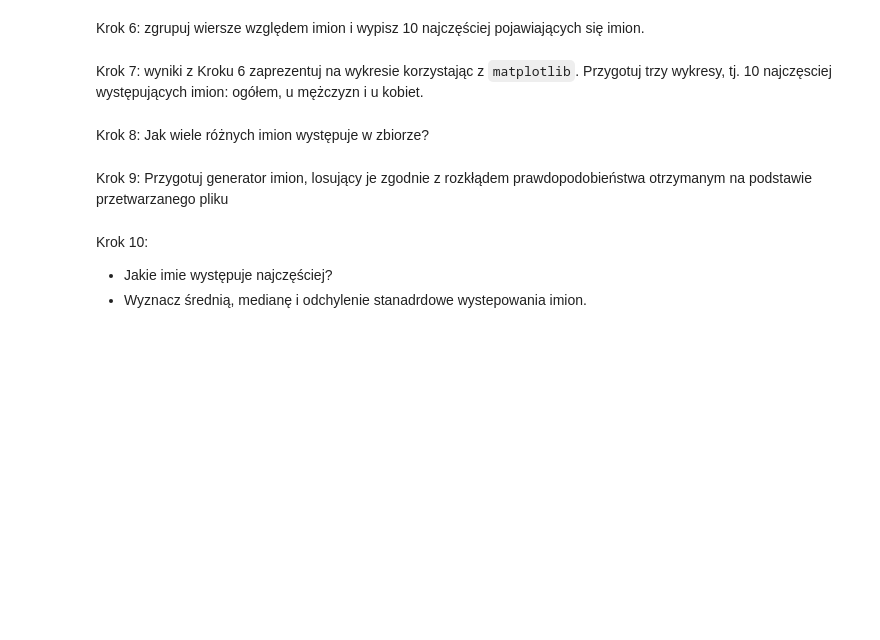
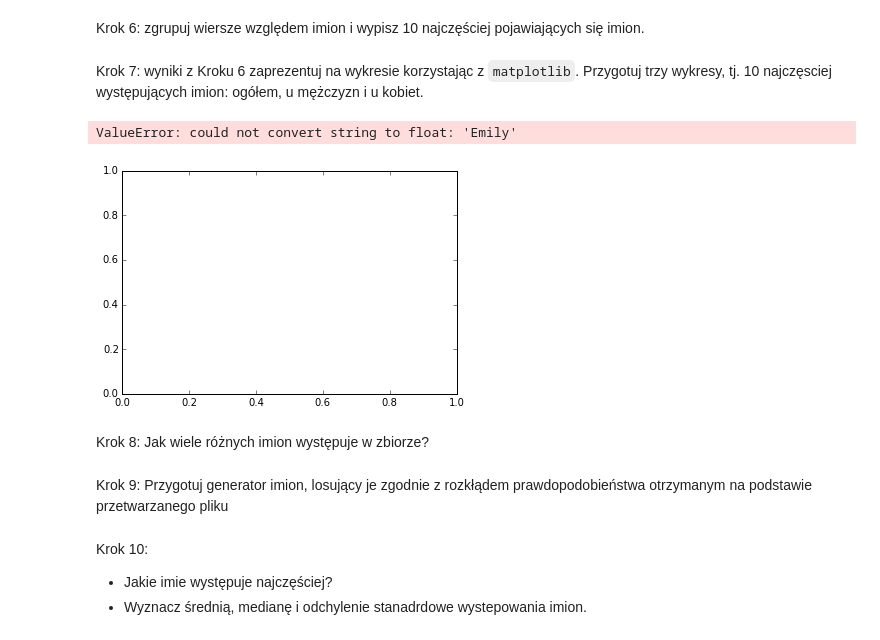
Before and after one commit to jan-osch/python-lecture, a Jupyter notebook: lab_11.ipynb, the cells around one changed output. Cells and saved outputs as stored; diff of their text form; code cells hidden in the pictures; blank space fills up the shorter version.

```diff
--- a/lab_11.ipynb
+++ b/lab_11.ipynb
@@ -12,5 +35,13 @@ Krok 1: wczytaj dane z pliku `US_Baby_Names_right.csv` z katalogu `lab11_files`
 # %% [markdown]
 Krok 2: Zobacz jakiego typu dane są przechowywane i ile jest rekordów
+# %%
+d = {'one': np.random.rand(4),
+     'two': np.random.rand(4)}
+
+pd.DataFrame(d)
+
+loaded_data = pd.read_csv('./lab11_files/US_Baby_Names_right.csv')
+loaded_data = loaded_data.drop(columns=['Unnamed: 0', 'Id'])
 # %% [markdown]
 Krok 3: podejrzy pierwszych 10 rekordów ze zbioru
 # %% [markdown]
@@ -20,9 +58,19 @@ Krok 5: czy w zbiorze jest więcej imion kobiet, czy mężczyzn?
 # %% [markdown]
 Krok 6: zgrupuj wiersze względem imion i wypisz 10 najczęściej pojawiających się imion.
+# %%
+sample = loaded_data
+d = sample.groupby('Name')['Count'].sum()
+most = pd.DataFrame(d).sort_values('Count', ascending=False)[:10]
 # %% [markdown]
 Krok 7: wyniki z Kroku 6 zaprezentuj na wykresie korzystając z `matplotlib`. Przygotuj trzy wykresy, tj. 10 najczęsciej występujących imion: ogółem, u mężczyzn i u kobiet.
 # %%
 import matplotlib.pyplot as plt
+most.values
+plt.plot(most.index.values,most.values)
+plt.show()
+# %% [output]
+ValueError: could not convert string to float: 'Emily'
+[figure, added]
 # %% [markdown]
 Krok 8: Jak wiele różnych imion występuje w zbiorze?
 # %% [markdown]
```
Also changed, not shown: parts of 4 cells of this notebook, 2 other files.
